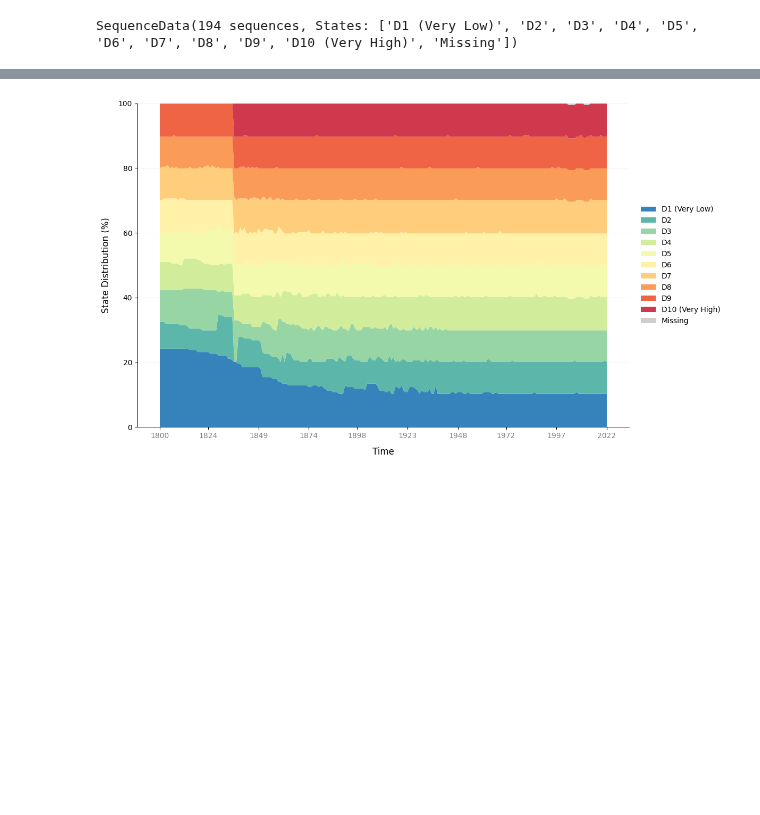
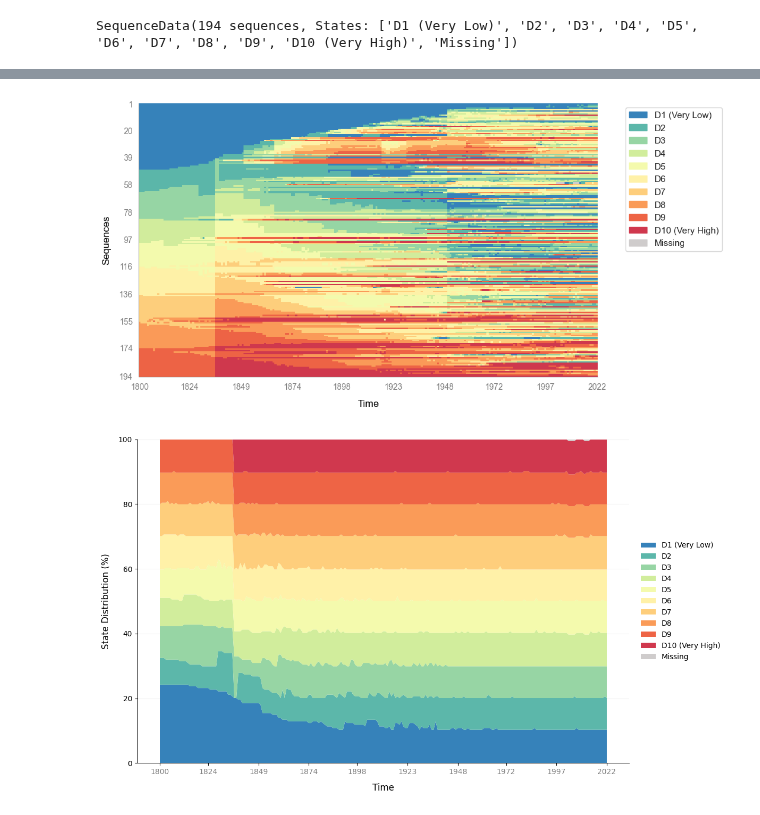
Before and after one commit to sdaza/Sequenzo, a Jupyter notebook: Tutorials/local_global_quintiles/local_deciles.ipynb, the cells around one changed output, grey strips where cells are left out. Saved outputs shown, nothing was run; the diff lists cells and outputs as text; code cells hidden in the pictures; blank space fills up the shorter version.

```diff
--- a/Tutorials/local_global_quintiles/local_deciles.ipynb
+++ b/Tutorials/local_global_quintiles/local_deciles.ipynb
@@ -81,3 +114,9 @@ plot_sequence_index(sequence_data,
+# %%
+plot_sequence_index(sequence_data,
+                    sort_by="lexicographic",
+                    )
+# %% [output]
+[figure, added]
 # %%
 plot_state_distribution(sequence_data)
 # %% [output]
```
Also changed, not shown: parts of 7 cells of this notebook, 2 other files.
